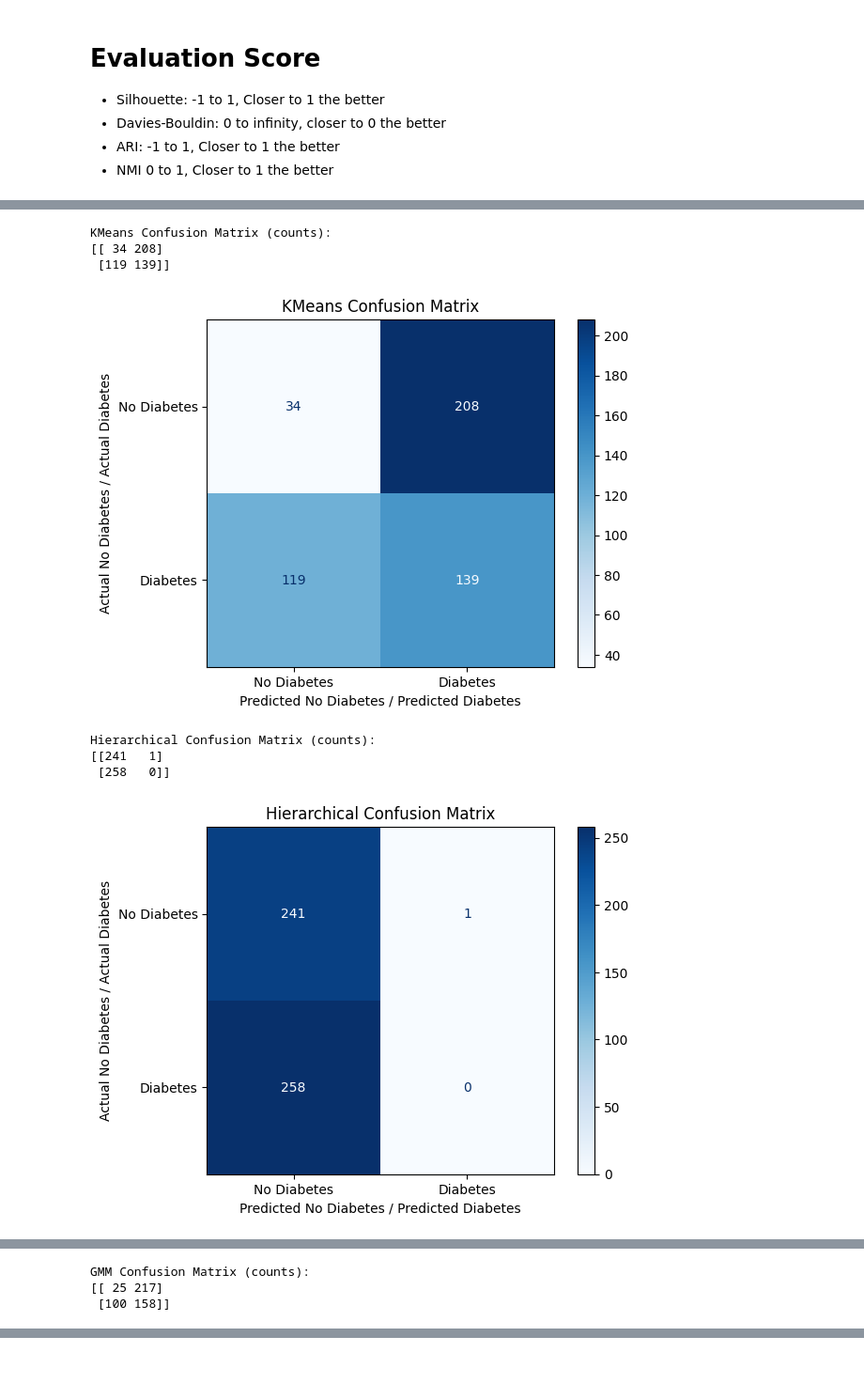
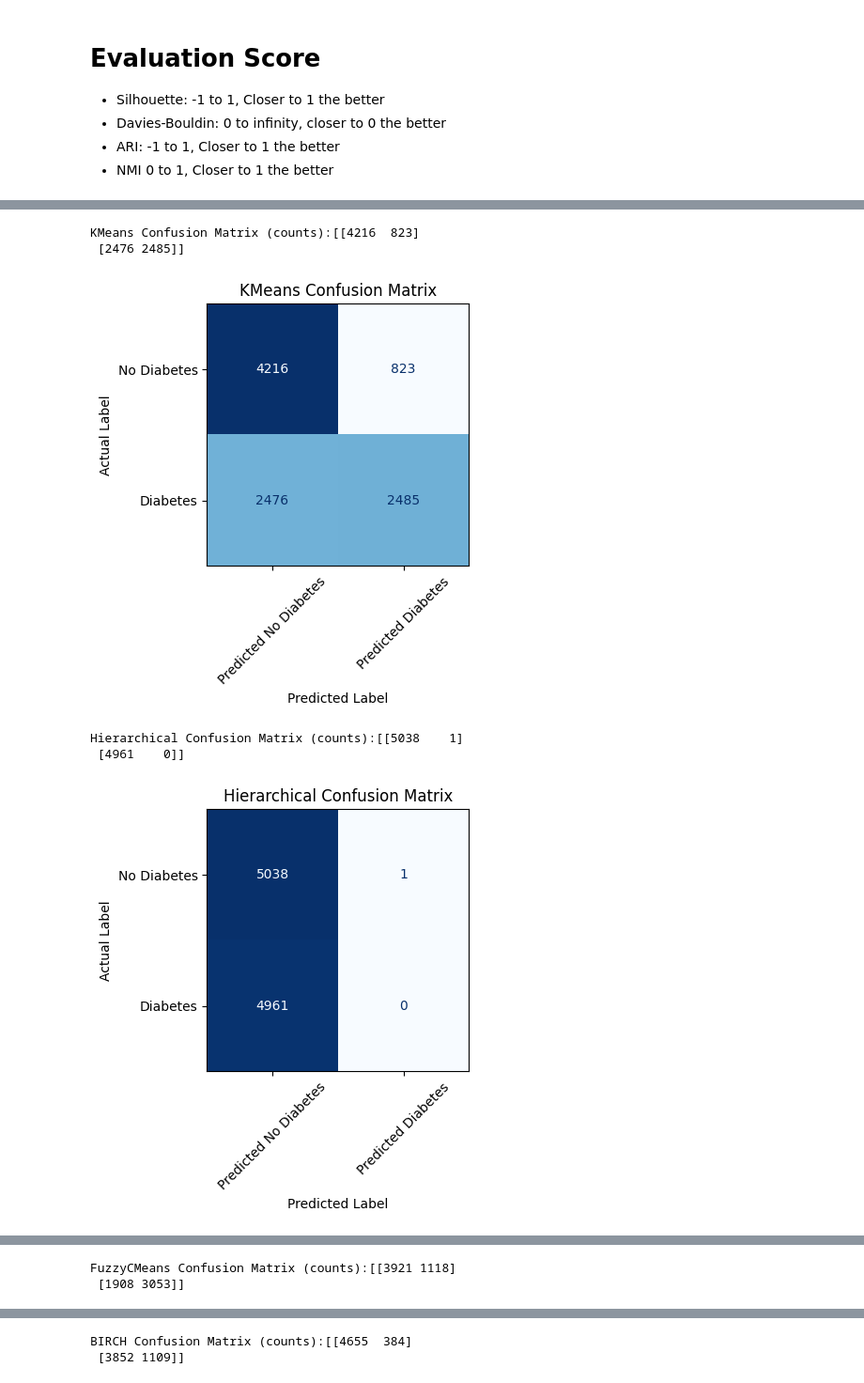
Before and after one commit to LucasChaney/CMPSCI4342, a Jupyter notebook: Proj_3/Cluster_Analysis.ipynb, the cells around one changed output, grey strips where cells are left out. Shown at 94% size. Drawn from its saved outputs; the diff is of its cells as text; code cells hidden in the pictures.

```diff
--- a/Proj_3/Cluster_Analysis.ipynb
+++ b/Proj_3/Cluster_Analysis.ipynb
@@ -65,7 +74,7 @@ FEATURES = [
 ]
 OUTCOME_COL = 'Diabetes'
 N_CLUSTERS = 2  # binary clustering
-N_ROWS = 500 # Due to RAM issues have to limit rows used
+N_ROWS = 10000 # Due to RAM issues have to limit rows used
 # %% [output]
 Drive already mounted at /content/drive; to attempt to forcibly remount, call drive.mount("/content/drive", force_remount=True).
 # %%
@@ -173,10 +182,22 @@ for name, model in models:
         labels = model.fit_predict(X_reduced)
     labels_store[name] = labels
 
-    # visualization
+    # visualization with explicit legend and fixed color mapping for clarity
     plt.figure(figsize=(6,4))
-    plt.scatter(X_vis[:,0], X_vis[:,1], c=labels, s=20)
-    plt.title(f'{name} clusters'); plt.show()
+    color_map = {0: 'blue', 1: 'orange'}
+    for cluster in np.unique(labels):
+        plt.scatter(
+            X_vis[labels == cluster, 0],
+            X_vis[labels == cluster, 1],
+            s=20,
+            color=color_map.get(cluster, 'gray'),
+            label=f'Cluster {cluster}'
+        )
+    plt.title(f'{name} clusters')
+    plt.xlabel('PC1')
+    plt.ylabel('PC2')
+    plt.legend(title='Cluster Labels')
+    plt.show()
 
     # compute metrics, guard against single-label cases
     unique_labels = np.unique(labels)
@@ -224,21 +245,31 @@ display(metrics_df)
 # %%
-# Confusion matrices for valid models
+# Confusion matrices with dynamic labels
 for name, labels in labels_store.items():
-    if len(np.unique(labels)) == N_CLUSTERS:
-        cm = confusion_matrix(y_true, labels)
-        print(f"{name} Confusion Matrix (counts):\n{cm}\n")
-        disp = ConfusionMatrixDisplay(confusion_matrix=cm, display_labels=['No Diabetes','Diabetes'])
-        disp.plot(cmap='Blues')
-        plt.xlabel('Predicted No Diabetes / Predicted Diabetes')
-        plt.ylabel('Actual No Diabetes / Actual Diabetes')
-        plt.title(f'{name} Confusion Matrix')
-        plt.show()
+    unique_preds = np.unique(labels)
+    unique_truth = np.unique(y_true)
+    cm = confusion_matrix(y_true, labels, labels=unique_preds)
+    print(f"{name} Confusion Matrix (counts):{cm}")
+    # choose predicted labels display
+    if len(unique_preds) == 2:
+        pred_labels = ['Predicted No Diabetes','Predicted Diabetes']
+    else:
+        pred_labels = [f'Cluster {int(l)}' for l in unique_preds]
+    # actual labels always two classes
+    true_labels = ['No Diabetes','Diabetes']
+    # plot
+    disp = ConfusionMatrixDisplay(confusion_matrix=cm, display_labels=pred_labels)
+    disp.plot(cmap='Blues', colorbar=False)
+    plt.xlabel('Predicted Label')
+    plt.ylabel('Actual Label')
+    plt.xticks(unique_preds, pred_labels, rotation=45)
+    plt.yticks(unique_truth, true_labels)
+    plt.title(f'{name} Confusion Matrix')
+    plt.tight_layout()
+    plt.show()
 # %% [output]
-KMeans Confusion Matrix (counts):
-[[ 34 208]
- [119 139]]
+KMeans Confusion Matrix (counts):[[4216  823]
+ [2476 2485]]
-[figure, old version]
+[figure, new version]
-Hierarchical Confusion Matrix (counts):
-[[241   1]
- [258   0]]
+Hierarchical Confusion Matrix (counts):[[5038    1]
+ [4961    0]]
-[figure, old version]
+[figure, new version]
@@ -249,3 +286,2 @@ FuzzyCMeans Confusion Matrix (counts):
-GMM Confusion Matrix (counts):
-[[ 25 217]
- [100 158]]
+FuzzyCMeans Confusion Matrix (counts):[[3921 1118]
+ [1908 3053]]
@@ -256,0 +292,2 @@ BIRCH Confusion Matrix (counts):
+BIRCH Confusion Matrix (counts):[[4655  384]
+ [3852 1109]]
```
Also changed, not shown: parts of 11 cells of this notebook.
